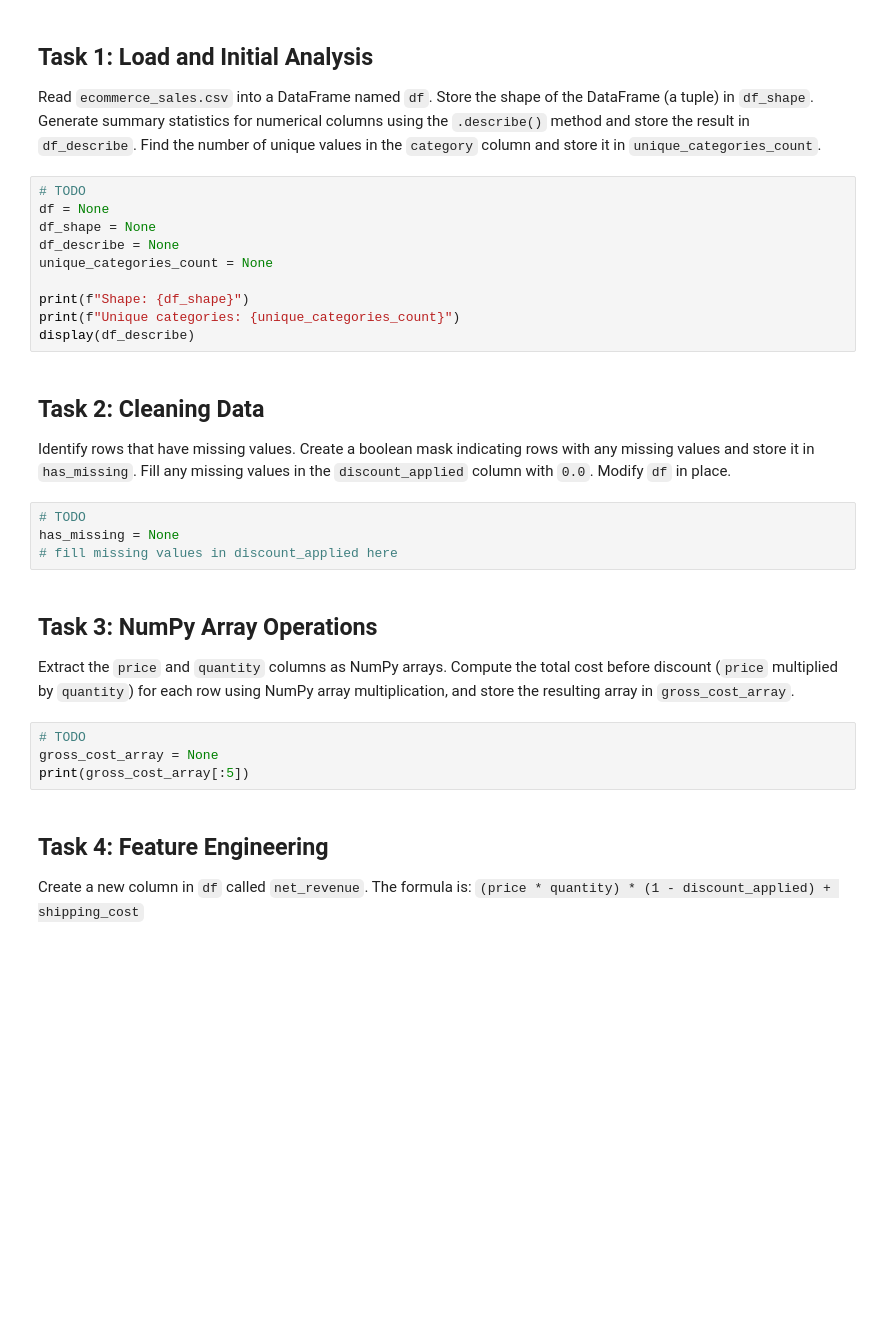
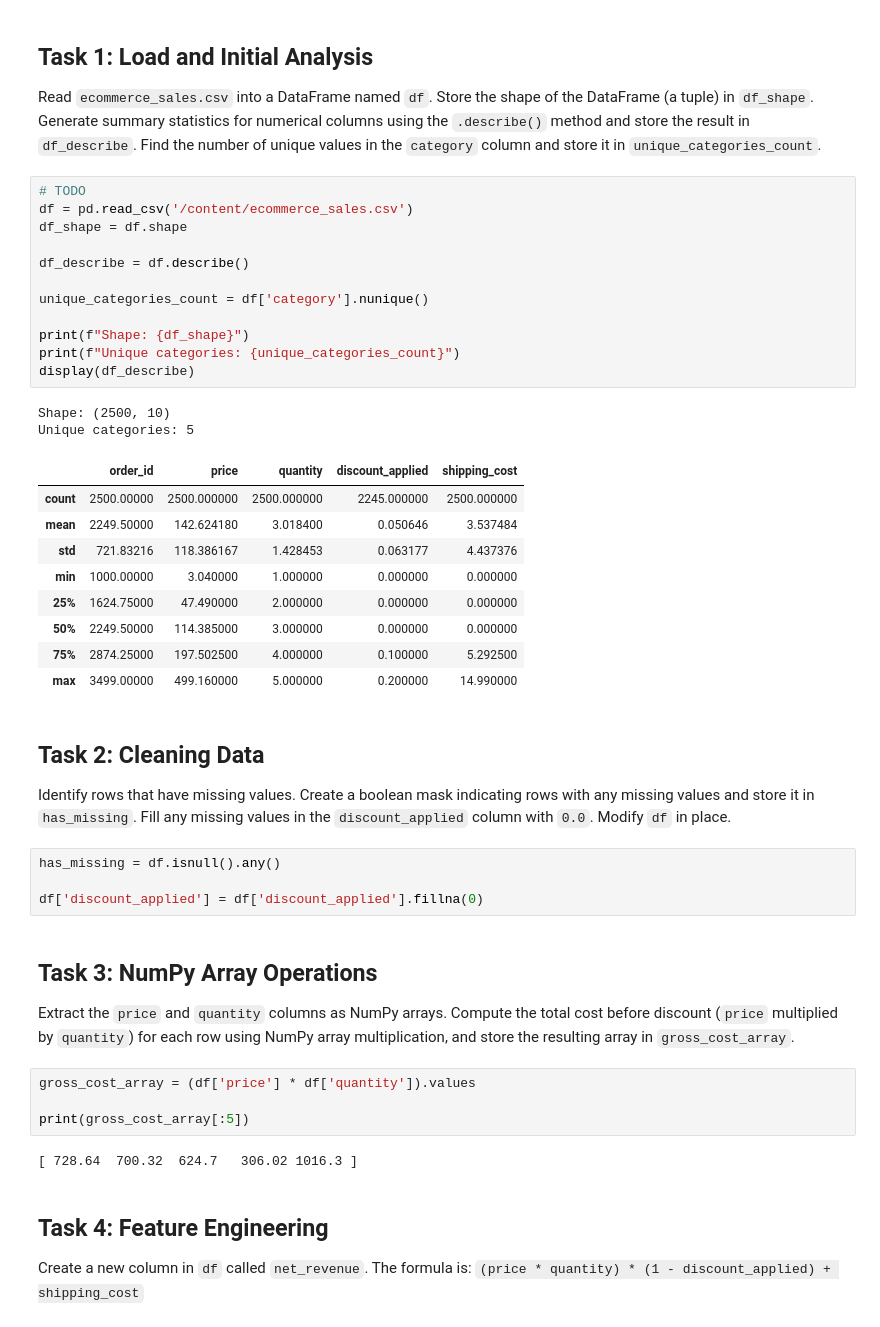
Before and after one commit to sst-cs/dst-assignment-2, a Jupyter notebook: assignment.ipynb, the cells around one changed output. Cells and saved outputs as stored; diff of their text form; blank space fills up the shorter version.

```diff
--- a/assignment.ipynb
+++ b/assignment.ipynb
@@ -13,30 +13,46 @@ Generate summary statistics for numerical columns using the `.describe()` method
 Find the number of unique values in the `category` column and store it in `unique_categories_count`.
 # %%
 # TODO
-df = None
-df_shape = None
-df_describe = None
-unique_categories_count = None
+df = pd.read_csv('/content/ecommerce_sales.csv')
+df_shape = df.shape
+
+df_describe = df.describe()
+
+unique_categories_count = df['category'].nunique()
 
 print(f"Shape: {df_shape}")
 print(f"Unique categories: {unique_categories_count}")
 display(df_describe)
+# %% [output]
+Shape: (2500, 10)
+Unique categories: 5
+|  | order_id | price | quantity | discount_applied | shipping_cost |
+| count | 2500.00000 | 2500.000000 | 2500.000000 | 2245.000000 | 2500.000000 |
+| mean | 2249.50000 | 142.624180 | 3.018400 | 0.050646 | 3.537484 |
+| std | 721.83216 | 118.386167 | 1.428453 | 0.063177 | 4.437376 |
+| min | 1000.00000 | 3.040000 | 1.000000 | 0.000000 | 0.000000 |
+| 25% | 1624.75000 | 47.490000 | 2.000000 | 0.000000 | 0.000000 |
+| 50% | 2249.50000 | 114.385000 | 3.000000 | 0.000000 | 0.000000 |
+| 75% | 2874.25000 | 197.502500 | 4.000000 | 0.100000 | 5.292500 |
+| max | 3499.00000 | 499.160000 | 5.000000 | 0.200000 | 14.990000 |
 # %% [markdown]
 ## Task 2: Cleaning Data
 Identify rows that have missing values. Create a boolean mask indicating rows with any missing values and store it in `has_missing`.
 Fill any missing values in the `discount_applied` column with `0.0`. Modify `df` in place.
 # %%
-# TODO
-has_missing = None
-# fill missing values in discount_applied here
+has_missing = df.isnull().any()
+
+df['discount_applied'] = df['discount_applied'].fillna(0)
 # %% [markdown]
 ## Task 3: NumPy Array Operations
 Extract the `price` and `quantity` columns as NumPy arrays.
 Compute the total cost before discount (`price` multiplied by `quantity`) for each row using NumPy array multiplication, and store the resulting array in `gross_cost_array`.
 # %%
-# TODO
-gross_cost_array = None
+gross_cost_array = (df['price'] * df['quantity']).values
+
 print(gross_cost_array[:5])
+# %% [output]
+[ 728.64  700.32  624.7   306.02 1016.3 ]
 # %% [markdown]
 ## Task 4: Feature Engineering
 Create a new column in `df` called `net_revenue`.
```
Also changed, not shown: parts of 5 cells of this notebook.
